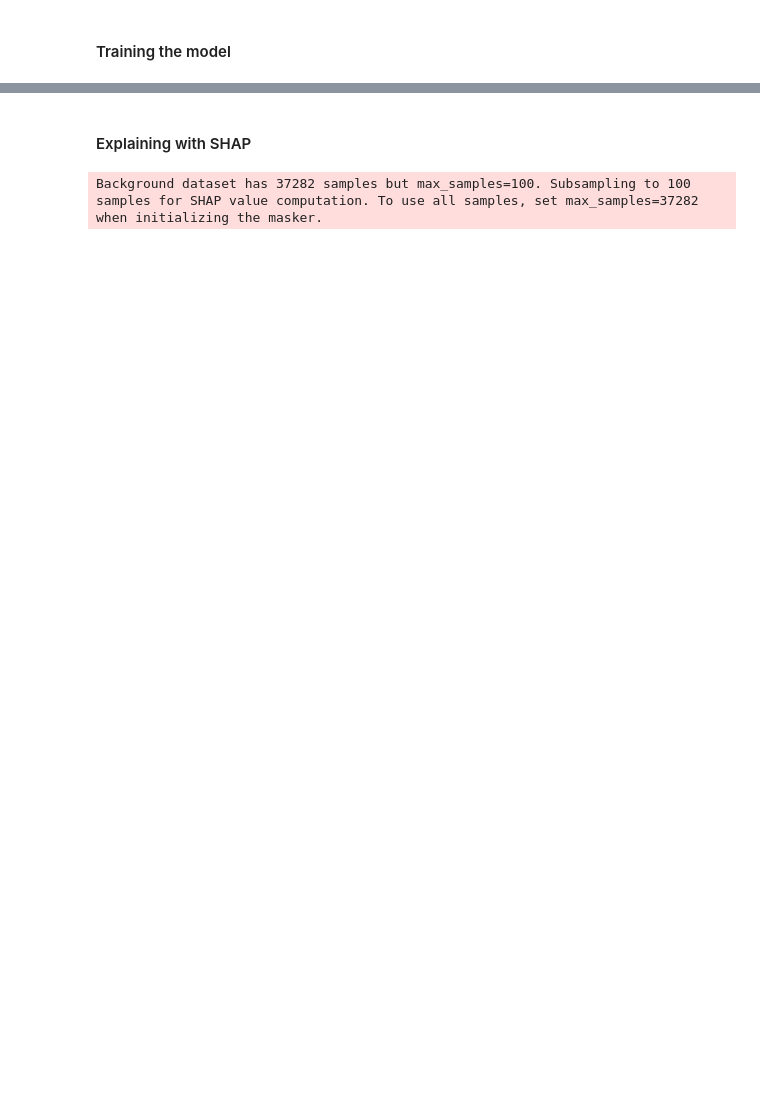
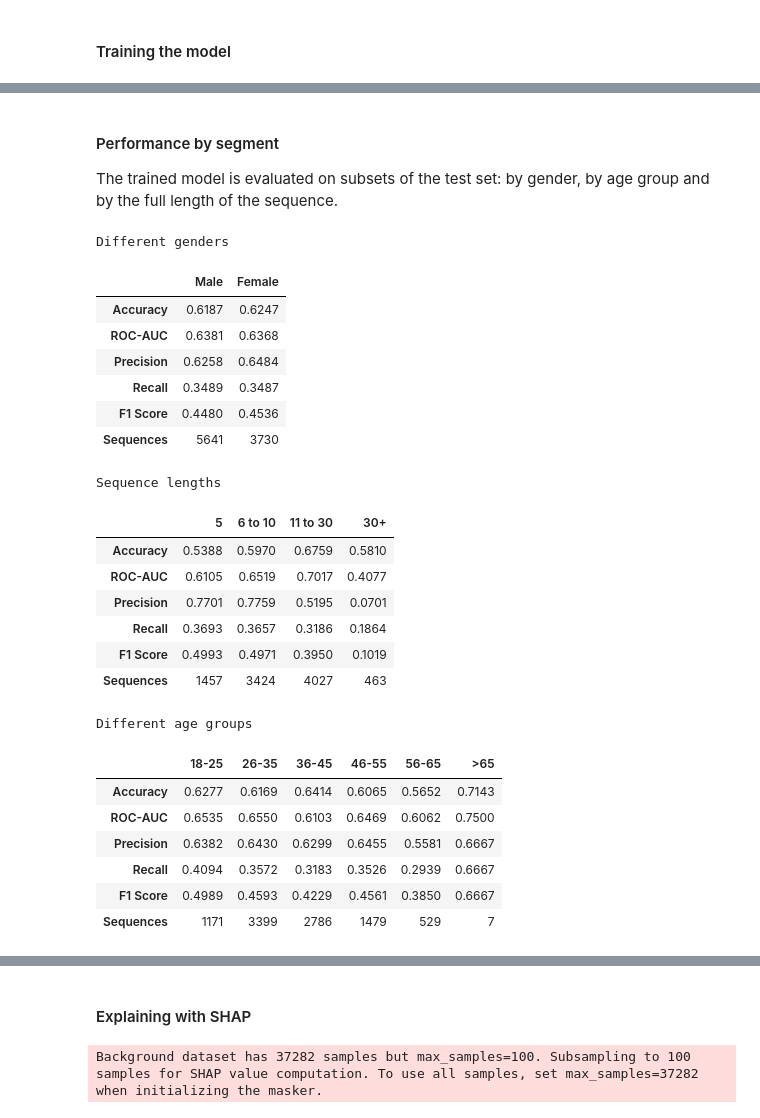
Before and after one commit to DivergenceTheorem/project-free-target, a Jupyter notebook: main.ipynb, the cells around one changed output, grey strips where cells are left out. Cells and saved outputs as stored; diff of their text form; code cells hidden in the pictures; blank space fills up the shorter version.

```diff
--- a/main.ipynb
+++ b/main.ipynb
@@ -477,0 +469,65 @@ F1 Score: 0.4796
+# %% [markdown]
+#### Performance by segment
+
+The trained model is evaluated on subsets of the test set: by gender, by age group and by the full length of the sequence.
+# %%
+gender_labels = {1: 'Male', 2: 'Female'}
+age_groups = ['18-25', '26-35', '36-45', '46-55', '56-65', '>65']
+
+test_info = df_final.loc[X_test.index]
+full_length = data.groupby('sequence_index').size()
+test_length = pd.cut(test_info['sequence_index'].map(full_length), bins=[0, 5, 10, 30, np.inf], labels=['5', '6 to 10', '11 to 30', '30+'])
+
+def segment_metrics(segment, order):
+    results = {}
+    for name in order:
+        idx = segment.index[segment == name]
+        y_true = y_test.loc[idx]
+        y_pred = model.predict(X_test.loc[idx])
+        y_proba = model.predict_proba(X_test.loc[idx])[:, 1]
+        results[name] = {
+            'Accuracy': accuracy_score(y_true, y_pred),
+            'ROC-AUC': roc_auc_score(y_true, y_proba) if y_true.nunique() > 1 else np.nan,
+            'Precision': precision_score(y_true, y_pred, zero_division=0),
+            'Recall': recall_score(y_true, y_pred, zero_division=0),
+            'F1 Score': f1_score(y_true, y_pred, zero_division=0),
+            'Sequences': len(idx),
+        }
+    return pd.DataFrame(results).round(4)
+
+gender_table = segment_metrics(test_info['attr__gender__categorical'].map(gender_labels), gender_labels.values())
+length_table = segment_metrics(test_length, test_length.cat.categories)
+age_table = segment_metrics(test_info['attr__age__categorical'], age_groups)
+
+def show_table(table, title):
+    styled = table.style.set_caption(title).format(precision=4).format('{:.0f}', subset=pd.IndexSlice[['Sequences'], :])
+    display(styled.set_table_styles([{'selector': 'caption', 'props': 'font-size: 1.2em; font-weight: bold;'}]))
+
+show_table(gender_table, 'Different genders')
+show_table(length_table, 'Sequence lengths')
+show_table(age_table, 'Different age groups')
+# %% [output]
+Different genders
+|  | Male | Female |
+| Accuracy | 0.6187 | 0.6247 |
+| ROC-AUC | 0.6381 | 0.6368 |
+| Precision | 0.6258 | 0.6484 |
+| Recall | 0.3489 | 0.3487 |
+| F1 Score | 0.4480 | 0.4536 |
+| Sequences | 5641 | 3730 |
+Sequence lengths
+|  | 5 | 6 to 10 | 11 to 30 | 30+ |
+| Accuracy | 0.5388 | 0.5970 | 0.6759 | 0.5810 |
+| ROC-AUC | 0.6105 | 0.6519 | 0.7017 | 0.4077 |
+| Precision | 0.7701 | 0.7759 | 0.5195 | 0.0701 |
+| Recall | 0.3693 | 0.3657 | 0.3186 | 0.1864 |
+| F1 Score | 0.4993 | 0.4971 | 0.3950 | 0.1019 |
+| Sequences | 1457 | 3424 | 4027 | 463 |
+Different age groups
+|  | 18-25 | 26-35 | 36-45 | 46-55 | 56-65 | >65 |
+| Accuracy | 0.6277 | 0.6169 | 0.6414 | 0.6065 | 0.5652 | 0.7143 |
+| ROC-AUC | 0.6535 | 0.6550 | 0.6103 | 0.6469 | 0.6062 | 0.7500 |
+| Precision | 0.6382 | 0.6430 | 0.6299 | 0.6455 | 0.5581 | 0.6667 |
+| Recall | 0.4094 | 0.3572 | 0.3183 | 0.3526 | 0.2939 | 0.6667 |
+| F1 Score | 0.4989 | 0.4593 | 0.4229 | 0.4561 | 0.3850 | 0.6667 |
+| Sequences | 1171 | 3399 | 2786 | 1479 | 529 | 7 |
```
Also changed, not shown: parts of 18 cells of this notebook, 4 other files.
